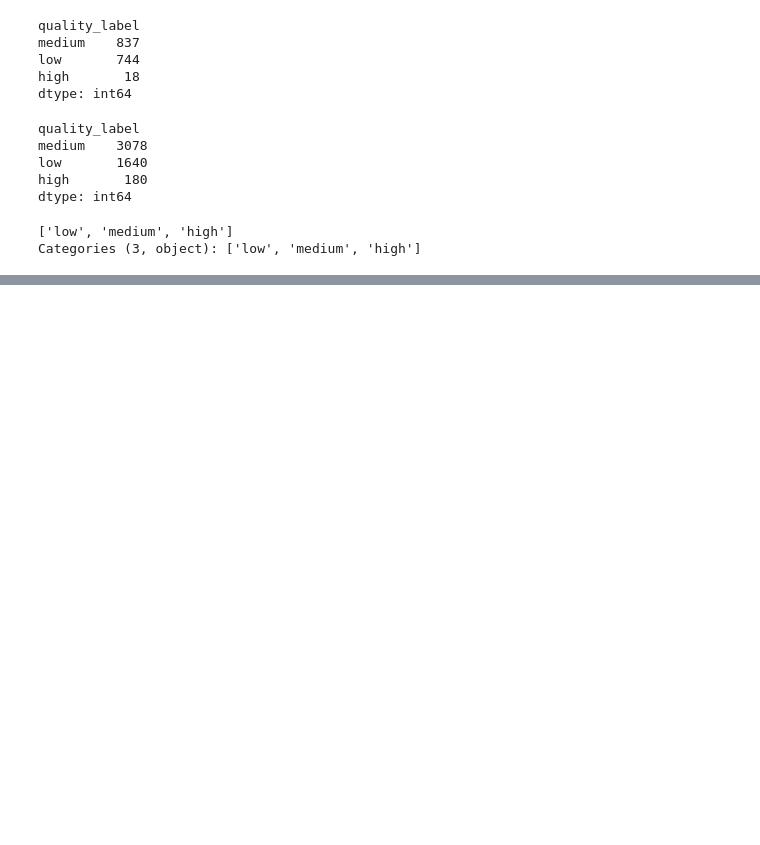
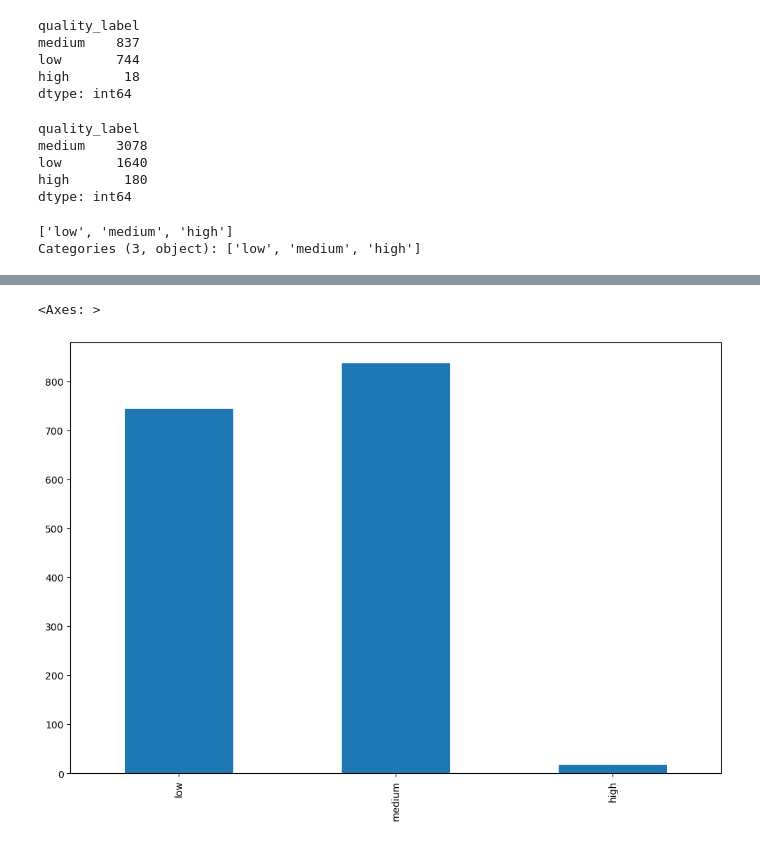
Before and after one commit to cdb8675309/Sprint-1-Nicer, a Jupyter notebook: P2_Sprint1_nicer.ipynb, the cells around one changed output, grey strips where cells are left out. Saved outputs shown, nothing was run; the diff lists cells and outputs as text; code cells hidden in the pictures; blank space fills up the shorter version.

```diff
--- a/P2_Sprint1_nicer.ipynb
+++ b/P2_Sprint1_nicer.ipynb
@@ -296,0 +322,5 @@ Categories (3, object): ['low', 'medium', 'high']
+# %%
+red_wine['quality_label'].value_counts().sort_index().plot.bar(figsize=(12,8))
+# %% [output]
+<Axes: >
+[figure, added]
```
Also changed, not shown: parts of 4 cells of this notebook.
